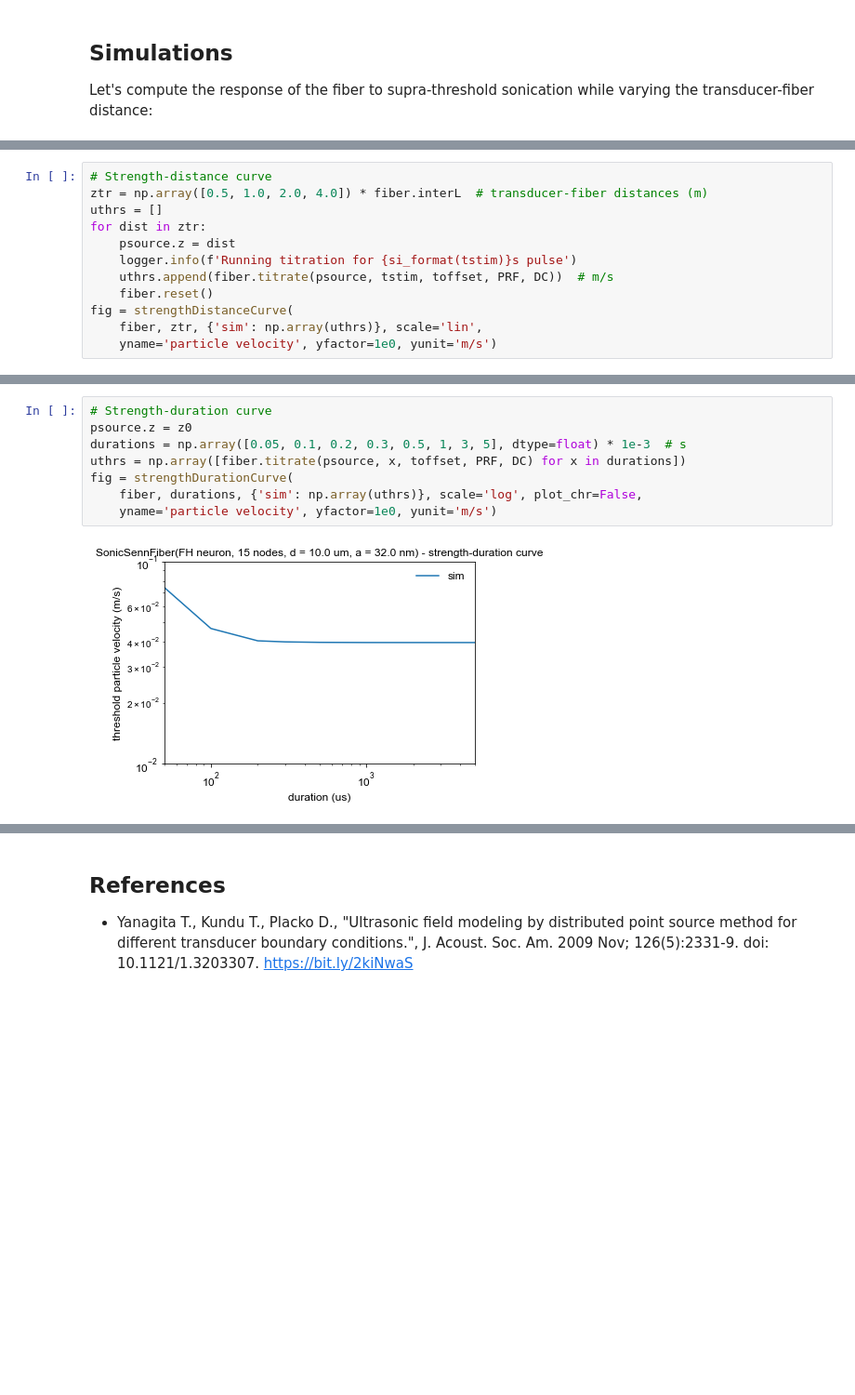
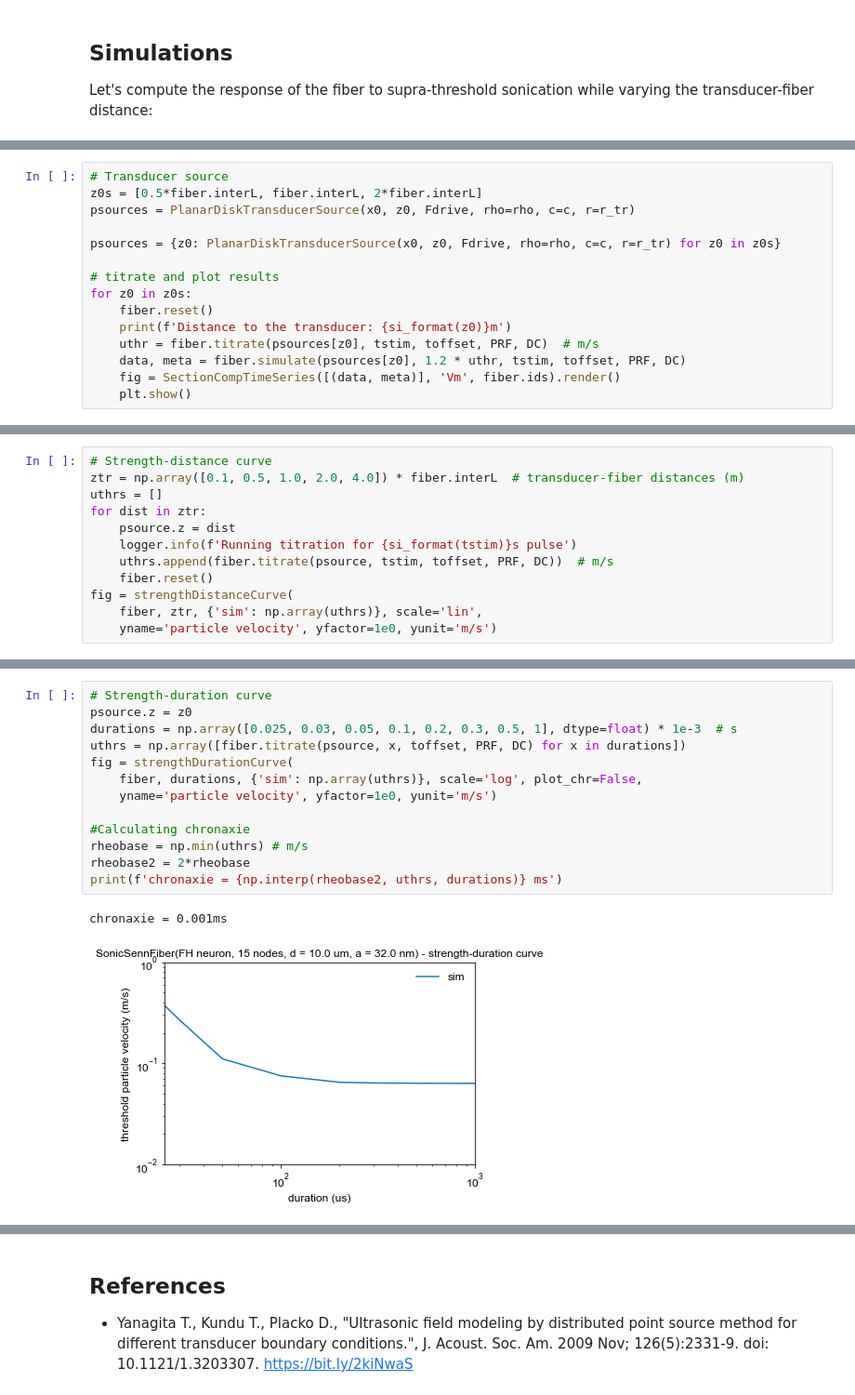
Before and after one commit to tjjlemaire/MorphoSONIC, a Jupyter notebook: notebooks/SENN model - distant sonication.ipynb, the cells around one changed output, grey strips where cells are left out. Shown at 93% size. Cells and saved outputs as stored; diff of their text form; blank space fills up the shorter version.

```diff
--- a/notebooks/SENN model - distant sonication.ipynb
+++ b/notebooks/SENN model - distant sonication.ipynb
@@ -163,0 +164,15 @@ fig2 = SectionCompTimeSeries([(data, meta)], 'Vm', fiber.ids).render()
+# %%
+# Transducer source
+z0s = [0.5*fiber.interL, fiber.interL, 2*fiber.interL]
+psources = PlanarDiskTransducerSource(x0, z0, Fdrive, rho=rho, c=c, r=r_tr)
+
+psources = {z0: PlanarDiskTransducerSource(x0, z0, Fdrive, rho=rho, c=c, r=r_tr) for z0 in z0s}
+
+# titrate and plot results
+for z0 in z0s:
+    fiber.reset()
+    print(f'Distance to the transducer: {si_format(z0)}m')
+    uthr = fiber.titrate(psources[z0], tstim, toffset, PRF, DC)  # m/s
+    data, meta = fiber.simulate(psources[z0], 1.2 * uthr, tstim, toffset, PRF, DC)
+    fig = SectionCompTimeSeries([(data, meta)], 'Vm', fiber.ids).render()
+    plt.show()
@@ -182,6 +201,6 @@ Let's compute the threshold normal particle velocity on the transducer surface r
 # %%
 # Strength-distance curve
-ztr = np.array([0.5, 1.0, 2.0, 4.0]) * fiber.interL  # transducer-fiber distances (m)
+ztr = np.array([0.1, 0.5, 1.0, 2.0, 4.0]) * fiber.interL  # transducer-fiber distances (m)
 uthrs = []
 for dist in ztr:
     psource.z = dist
@@ -206,11 +221,17 @@ Let's compute the threshold normal particle velocity on the transducer surface r
 # %%
 # Strength-duration curve
 psource.z = z0
-durations = np.array([0.05, 0.1, 0.2, 0.3, 0.5, 1, 3, 5], dtype=float) * 1e-3  # s
+durations = np.array([0.025, 0.03, 0.05, 0.1, 0.2, 0.3, 0.5, 1], dtype=float) * 1e-3  # s
 uthrs = np.array([fiber.titrate(psource, x, toffset, PRF, DC) for x in durations])
 fig = strengthDurationCurve(
     fiber, durations, {'sim': np.array(uthrs)}, scale='log', plot_chr=False,
     yname='particle velocity', yfactor=1e0, yunit='m/s')
+
+#Calculating chronaxie
+rheobase = np.min(uthrs) # m/s
+rheobase2 = 2*rheobase
+print(f'chronaxie = {np.interp(rheobase2, uthrs, durations)} ms')
 # %% [output]
+chronaxie = 0.001ms
-[figure, old version]
+[figure, new version]
 # %% [markdown]
```
Also changed, not shown: parts of 15 cells of this notebook, 2 other files.
